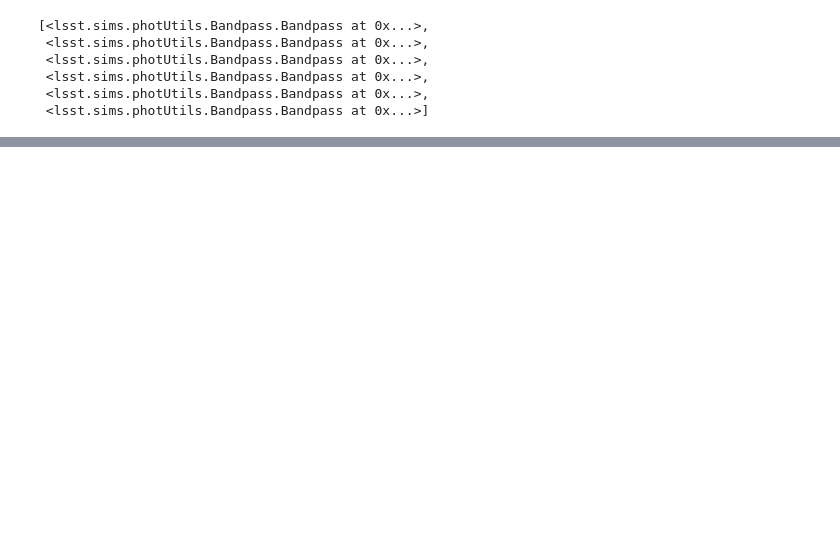
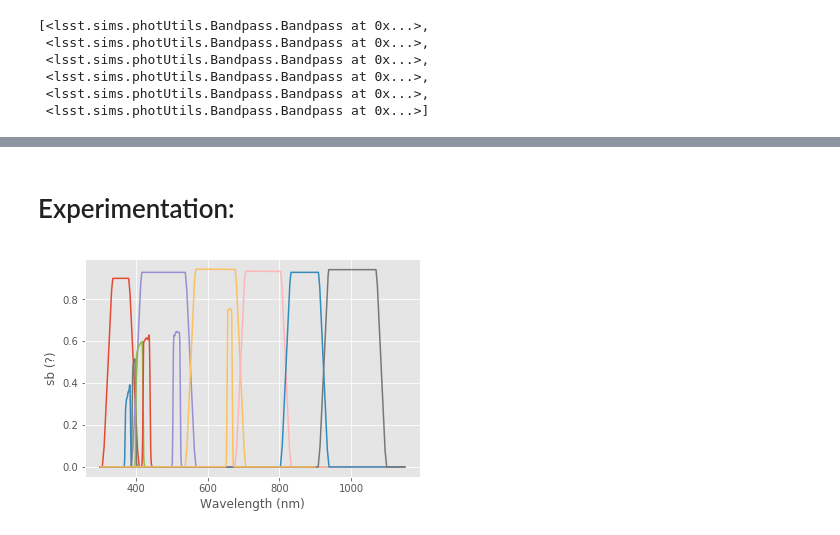
Before and after one commit to yoachim/LSST_narrowband, a Jupyter notebook: lsst_narrowband_spectra_templates.ipynb, the cells around one changed output, grey strips where cells are left out. Saved outputs shown, nothing was run; the diff lists cells and outputs as text; code cells hidden in the pictures; blank space fills up the shorter version.

```diff
--- a/lsst_narrowband_spectra_templates.ipynb
+++ b/lsst_narrowband_spectra_templates.ipynb
@@ -106,0 +169,5 @@ Some good next steps:
+# %%
+# judging by the plot, the magnitudes, and the magitudes from your example, it looks right\
+
+for filtername, bp in zip(narrowbandfiltlist, splus_narrowbands):
+    print(filtername, my_sed.calcMag(bp))
@@ -106,0 +182,12 @@ Some good next steps:
+# %% [markdown]
+# Experimentation:
+# %%
+# Plotting it this way cuts off the last (~8500-9000 angstrom) filter. No idea why.
+
+for bp, nbp in zip(bps, splus_narrowbands):
+    plt.plot(bp.wavelen, bp.sb, nbp.wavelen/10, nbp.sb)
+
+plt.xlabel('Wavelength (nm)')
+plt.ylabel('sb (?)');
+# %% [output]
+[figure, added]
```
Also changed, not shown: parts of 27 cells of this notebook, 16 other files.
